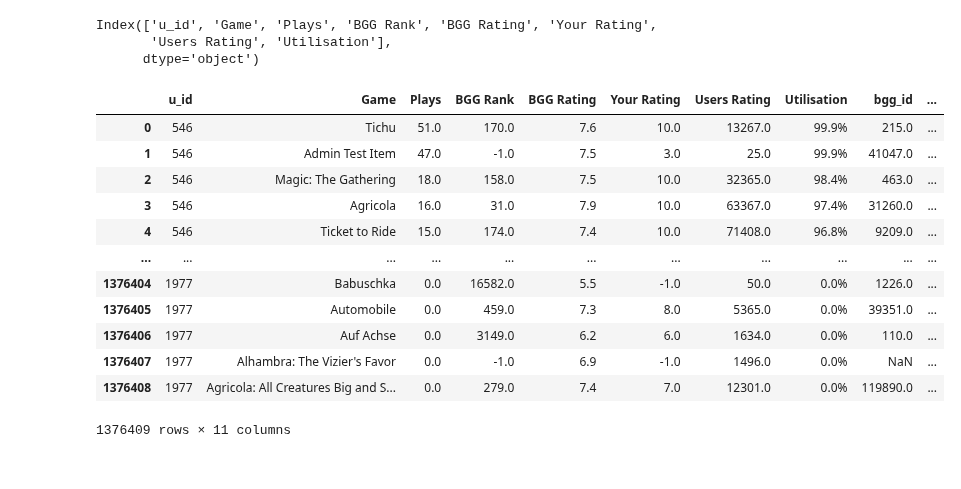
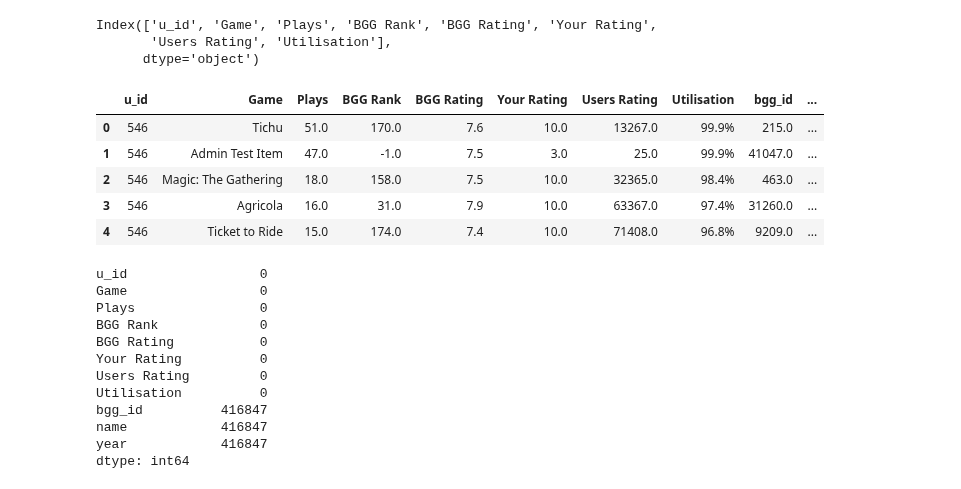
Before and after one commit to LourdesRodriguez/recommender_system, a Jupyter notebook: 2_Data_Understanding.ipynb, the cells around one changed output. Cells and saved outputs as stored; diff of their text form; code cells hidden in the pictures.

```diff
--- a/2_Data_Understanding.ipynb
+++ b/2_Data_Understanding.ipynb
@@ -814,22 +814,30 @@ Index(['u_id', 'Game', 'Plays', 'BGG Rank', 'BGG Rating', 'Your Rating',
       dtype='object')
 # %%
 result = pd.merge(users, bg[['bgg_id','name', 'year']], how='left', left_on=['Game'], right_on=['name'])
-result
+result.head()
 # %% [output]
 |  | u_id | Game | Plays | BGG Rank | BGG Rating | Your Rating | Users Rating | Utilisation | bgg_id | ... |
 | 0 | 546 | Tichu | 51.0 | 170.0 | 7.6 | 10.0 | 13267.0 | 99.9% | 215.0 | ... |
 | 1 | 546 | Admin Test Item | 47.0 | -1.0 | 7.5 | 3.0 | 25.0 | 99.9% | 41047.0 | ... |
 | 2 | 546 | Magic: The Gathering | 18.0 | 158.0 | 7.5 | 10.0 | 32365.0 | 98.4% | 463.0 | ... |
 | 3 | 546 | Agricola | 16.0 | 31.0 | 7.9 | 10.0 | 63367.0 | 97.4% | 31260.0 | ... |
 | 4 | 546 | Ticket to Ride | 15.0 | 174.0 | 7.4 | 10.0 | 71408.0 | 96.8% | 9209.0 | ... |
-| ... | ... | ... | ... | ... | ... | ... | ... | ... | ... | ... |
-| 1376404 | 1977 | Babuschka | 0.0 | 16582.0 | 5.5 | -1.0 | 50.0 | 0.0% | 1226.0 | ... |
-| 1376405 | 1977 | Automobile | 0.0 | 459.0 | 7.3 | 8.0 | 5365.0 | 0.0% | 39351.0 | ... |
-| 1376406 | 1977 | Auf Achse | 0.0 | 3149.0 | 6.2 | 6.0 | 1634.0 | 0.0% | 110.0 | ... |
-| 1376407 | 1977 | Alhambra: The Vizier's Favor | 0.0 | -1.0 | 6.9 | -1.0 | 1496.0 | 0.0% | NaN | ... |
-| 1376408 | 1977 | Agricola: All Creatures Big and S... | 0.0 | 279.0 | 7.4 | 7.0 | 12301.0 | 0.0% | 119890.0 | ... |
-1376409 rows × 11 columns
 # %%
 result.sort_values('bgg_id', inplace=True)
+# %%
+result.isnull().sum()
+# %% [output]
+u_id                 0
+Game                 0
+Plays                0
+BGG Rank             0
+BGG Rating           0
+Your Rating          0
+Users Rating         0
+Utilisation          0
+bgg_id          416847
+name            416847
+year            416847
+dtype: int64
 # %%
 result.dropna(axis=0, inplace=True)
```
Also changed, not shown: parts of 8 cells of this notebook.
